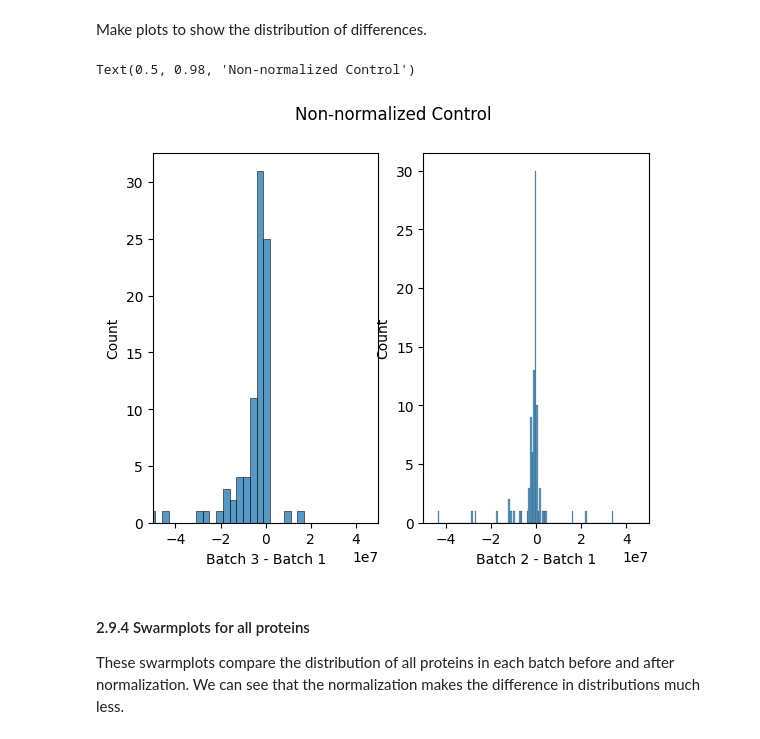
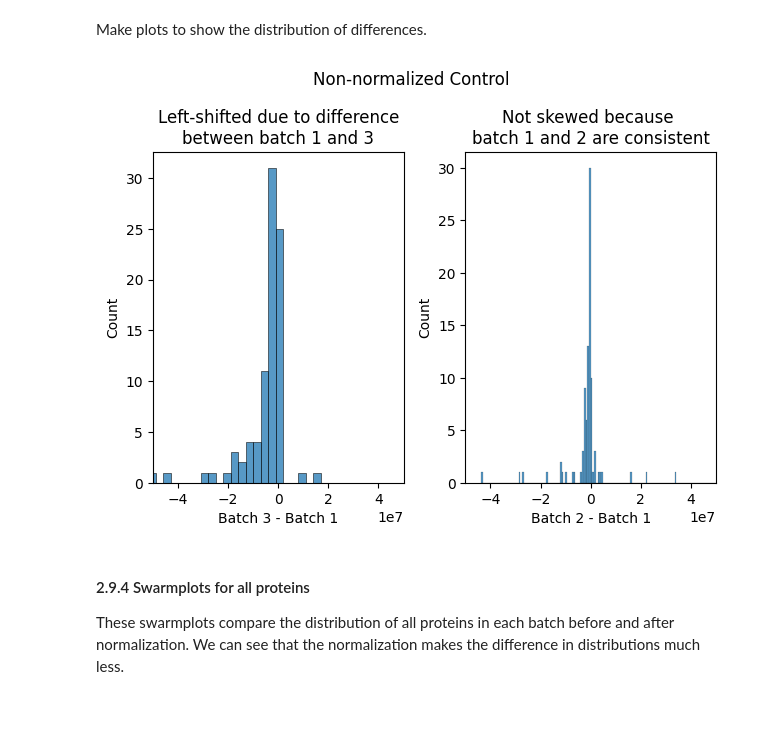
Before and after one commit to JBEI/Isoprenol_CRISPRi, a Jupyter notebook: DavidCarruthers/DBTL0_A_normalize_and_recommend.ipynb, the cells around one changed output. Saved outputs shown, nothing was run; the diff lists cells and outputs as text; code cells hidden in the pictures; blank space fills up the shorter version.

```diff
--- a/DavidCarruthers/DBTL0_A_normalize_and_recommend.ipynb
+++ b/DavidCarruthers/DBTL0_A_normalize_and_recommend.ipynb
@@ -479,9 +412,9 @@ Get measurement types that have all their control values.
 # %%
 control_batch_pivot = control_batch_pivot.dropna()
 list_of_control_type = control_batch_pivot.index.values.tolist()
-check_norm_exist = lambda x: 1 if x in list_of_control_type else 0
-df2['can_normalize'] = df2['Formal Type'].apply(check_norm_exist)
-df2
+check_norm_exist = lambda x: x in list_of_control_type
+df2.loc[:, 'can_normalize'] = df2['Formal Type'].apply(check_norm_exist)
+df2.head(3)
 # %% [output]
 |  | Line Name | Line Description | Protocol | Formal Type | Measurement Type | Value | Strain | Target | ... |
 | 0 | Control-R1 | BL1A1_NT | GC-FID | cid:12988 | 3-METHYL-3-BUTEN-1-OL | 177.33700 | NT | Control | ... |
@@ -508,9 +432,9 @@ df2.shape
 # %% [markdown]
 Need to divide each measurement the correct batch control mean. Create column for holding the control mean and fill it in with lambda function.
 # %%
-df2['control_mean'] = np.nan
+df2.loc[:, 'control_mean'] = np.nan
 #Iterate through batch numbers [1,2,3]
-for ii in range(1,4):
+for ii in [1,2,3]:
     add_correct_normalization_value = lambda x: control_batch_pivot[ii][x]
     current_batch_idx = df2['Batch'] == ii
     df2.loc[current_batch_idx, 'control_mean'] = df2[current_batch_idx]['Formal Type'].apply(add_correct_normalization_value)
@@ -523,10 +441,10 @@ See the caveats in the documentation: https://pandas.pydata.org/pandas-docs/stab
 # %% [markdown]
 Add column to dataframe and fill it with normalized values. Don't normalize isoprenol since it was not affected by batch variation. Isoprenol was measured using GC, not mass spec.
 # %%
-df2['norm_value'] = np.nan
+df2.loc[:, 'norm_value'] = np.nan
 index_to_normalize = df2['Protocol'] == 'Global Proteomics'
 index_not_normalized = df2['Protocol'] != 'Global Proteomics'
 df2.loc[index_to_normalize, 'norm_value'] = df2.loc[index_to_normalize, 'Value']/df2.loc[index_to_normalize, 'control_mean']
 df2.loc[index_not_normalized, 'norm_value'] = df2.loc[index_not_normalized, 'Value']
-df2.head()
+df2.head(3)
 # %% [output]
@@ -599,7 +510,7 @@ Calculating change in counts for (batch 3) - (batch 1) should skew negative for
 # %% [markdown]
 Make pivot tables for normalized an unnormalized data and set up labels.
 # %%
-proteomics_control_batch_means = pd.pivot_table(df2[df2['Control']], values = ['Value', 'norm_value'], columns = 'Batch', index = 'Measurement Type', aggfunc = np.mean)
+proteomics_control_batch_means = pd.pivot_table(df2[df2['Control']], values = ['Value', 'norm_value'], columns = 'Batch', index = 'Measurement Type', aggfunc = 'mean')
 dif_to_plot = [[3, 1],
                [2, 1]]
 dif_labels = ['Batch 3 - Batch 1',
@@ -626,11 +537,14 @@ Make plots to show the distribution of differences.
 # %%
 fig, ax = plot_distribution_of_differences(proteomics_control_batch_means['Value'], dif_to_plot, dif_labels)
 ax_lim = 5e7
 [ax[ii].set_xlim([-ax_lim, ax_lim]) for ii in range(len(ax))]
+ax[0].set_title('Left-shifted due to difference\nbetween batch 1 and 3')
+ax[1].set_title('Not skewed because \nbatch 1 and 2 are consistent')
+
 fig.suptitle('Non-normalized Control')
+fig.tight_layout()
 # %% [output]
-Text(0.5, 0.98, 'Non-normalized Control')
-[figure, old version]
+[figure, new version]
 # %% [markdown]
 #### 2.9.4 Swarmplots for all proteins
 These swarmplots compare the distribution of all proteins in each batch before and after normalization. We can see that the normalization makes the difference in distributions much less.
```
Also changed, not shown: parts of 65 cells of this notebook, 8 other files.
